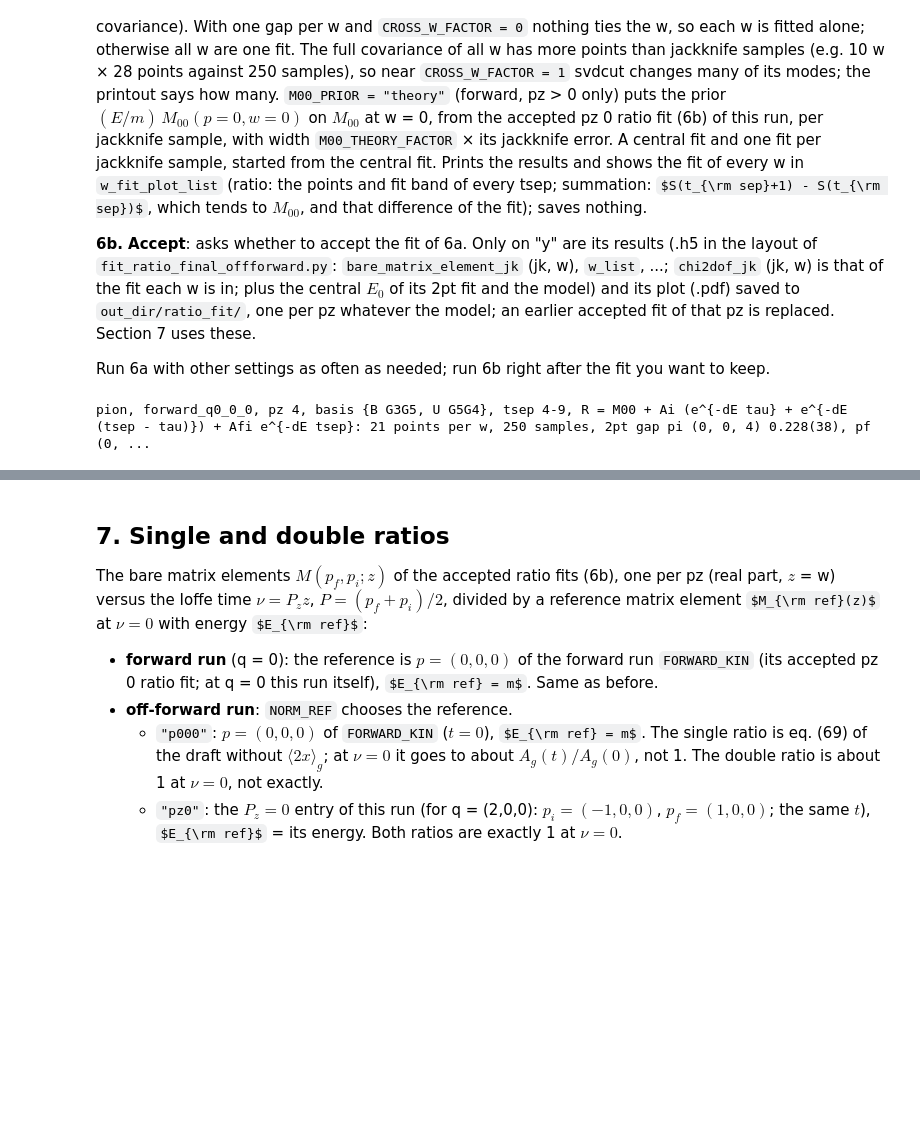
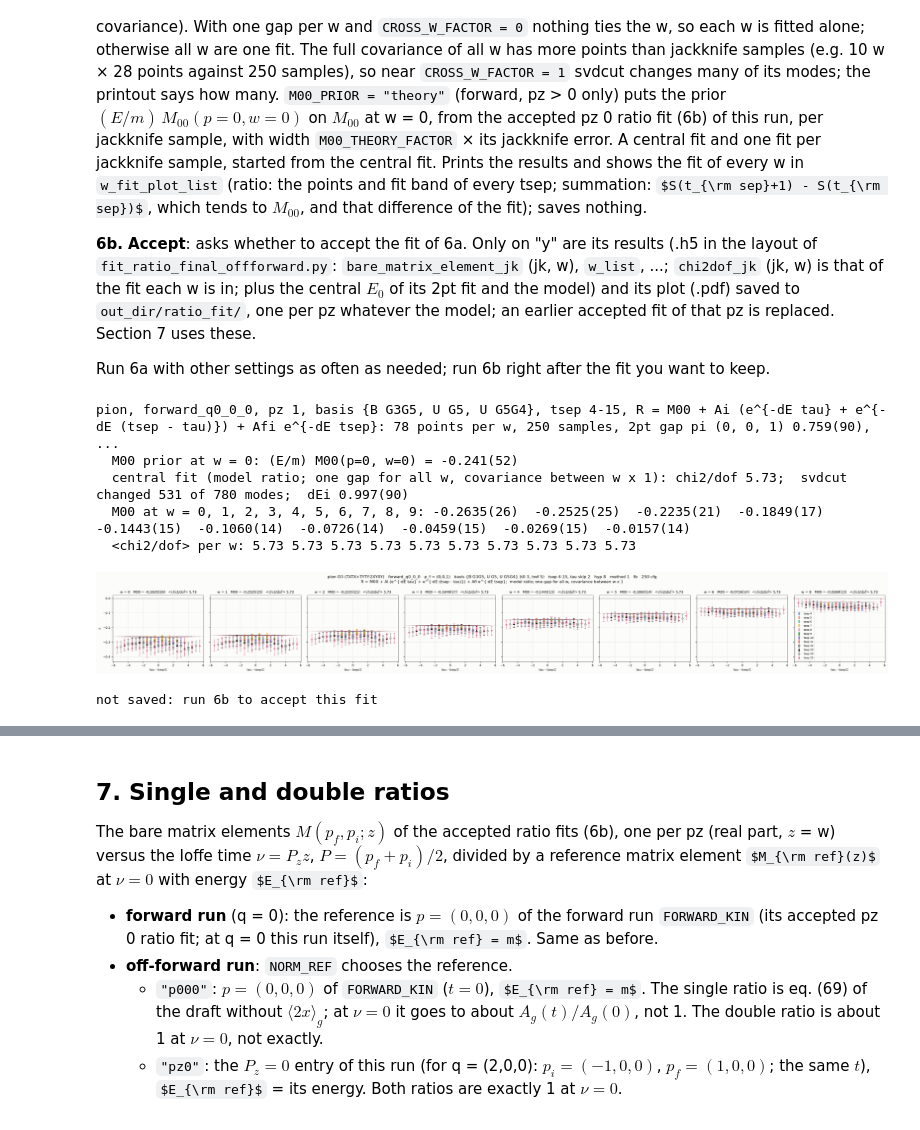
Before and after one commit to sichengl/GLUON_ANALYSIS_MANUAL, a Jupyter notebook: local_analysis/final_production_delta/gevp_3pt_ratio_subsets.ipynb, the cells around one changed output, grey strips where cells are left out. Drawn from its saved outputs; the diff is of its cells as text; code cells hidden in the pictures; some formulas as TeX source; blank space fills up the shorter version.

```diff
--- a/local_analysis/final_production_delta/gevp_3pt_ratio_subsets.ipynb
+++ b/local_analysis/final_production_delta/gevp_3pt_ratio_subsets.ipynb
@@ -998,9 +997,9 @@ import lsqfit
 #---- every parameter of this fit
 MODEL = "ratio"                        # "ratio": R = M00 + Ai (e^{-dEi tau} + e^{-dEi (tsep - tau)}) + Afi e^{-dEi tsep};  "ratio_den": the same divided by (1 + r e^{-dEi tsep});
                                        # "summation": S(tsep) = sum of R over tau = TAU_SKIP .. tsep - TAU_SKIP, fitted with C + M00 tsep + D e^{-dEi tsep}
-PZ = 4                                 # the pz of p_f to fit
-BASIS = [(0,2),(1,1)]               # the GEVP basis, as (smear, gamma) operators: smear 0 = B, 1 = U;  gamma 0 = G5, 1 = G5G4, 2 = G3G5; its 2pt fit at PZ must be accepted (5b)
-TSEP_RANGE = (4, 9)                   # (first, last) tsep of the fit
+PZ = 1                                 # the pz of p_f to fit
+BASIS = [(0,2),(1,0),(1,1)]               # the GEVP basis, as (smear, gamma) operators: smear 0 = B, 1 = U;  gamma 0 = G5, 1 = G5G4, 2 = G3G5; its 2pt fit at PZ must be accepted (5b)
+TSEP_RANGE = (4, 15)                   # (first, last) tsep of the fit
 TAU_SKIP = 2                           # tau = TAU_SKIP .. tsep - TAU_SKIP (the fitted points of the ratio, the summed points of the summation)
 SVDCUT = 1e-7
 MAXIT = 20000
@@ -1011,8 +1010,8 @@ DE_PRIOR = gv.gvar("0.5(5)")           # gap prior for every sample; None = the
 DE_WIDTH_FACTOR = 1.0                  # DE_PRIOR = None: width = DE_WIDTH_FACTOR x the 2pt fit's lsqfit error of that jackknife sample
 R_PRIOR = None                         # "ratio_den": prior of r for every sample (center > 0, the prior is on log r); None = c1/c0 of the accepted 2pt fit (5b) per jackknife sample
 R_WIDTH_FACTOR = 1.0                   # R_PRIOR = None: width = R_WIDTH_FACTOR x the jackknife error of the 2pt c1/c0
-M00_PRIOR = "free"                     # "free" = M00 prior 0(M00_PRIOR_WIDTH) at every w; "theory" = M00 at w = 0 gets the prior (E/m) M00(p=0, w=0) of the accepted pz 0 ratio fit (6b) (q = 0 and PZ > 0 only)
-M00_THEORY_FACTOR = 1.0                # "theory": width of that prior = M00_THEORY_FACTOR x the jackknife error of (E/m) M00(p=0, w=0)
+M00_PRIOR = "theory"                     # "free" = M00 prior 0(M00_PRIOR_WIDTH) at every w; "theory" = M00 at w = 0 gets the prior (E/m) M00(p=0, w=0) of the accepted pz 0 ratio fit (6b) (q = 0 and PZ > 0 only)
+M00_THEORY_FACTOR = 2.0                # "theory": width of that prior = M00_THEORY_FACTOR x the jackknife error of (E/m) M00(p=0, w=0)
 M00_PRIOR_WIDTH = 1e4
 A_PRIOR_WIDTH = 1e4                    # width of the priors 0(A_PRIOR_WIDTH) of Ai, Afi (ratio) and C, D (summation)
 w_fit_plot_list = [0, 1, 2, 3, 4, 5, 6, 8]   # the w shown in the plot
@@ -1241,34 +1240,40 @@ with plt.rc_context(STYLE):
 #---- what 6b saves when this fit is accepted, in the layout of fit_ratio_final_offforward.py
 settings = {"model": MODEL, "basis": label, "tsep": [first, last], "tau_skip": TAU_SKIP, "svdcut": SVDCUT, "shared_gap": SHARED_GAP, "cross_w_factor": CROSS_W_FACTOR,
             "dE_prior": "2pt" if DE_PRIOR is None else str(DE_PRIOR), "dE_width_factor": DE_WIDTH_FACTOR,
             **({"r_prior": "2pt" if R_PRIOR is None else str(R_PRIOR), "r_width_factor": R_WIDTH_FACTOR} if MODEL == "ratio_den" else {}),
             "M00_prior": M00_PRIOR, "M00_theory_factor": M00_THEORY_FACTOR, "M00_prior_width": M00_PRIOR_WIDTH, "A_prior_width": A_PRIOR_WIDTH}
 data = {"bare_matrix_element_jk": params["M00"], **{f"{n}_jk": params[n] for n in names}, "M00_jk_mean": M00_mean, "M00_jk_err": M00_err,
         "chi2dof_jk": chi2dof, "w_list": np.array(w_list, dtype=np.int64), "gap_i_prior_center_jk": gap_i_jk}
 if MODEL == "ratio_den":
     data["r_prior_center_jk"] = r_i_jk                                                         # c1/c0 of the 2pt fit at p_i per jackknife sample
 if M00_PRIOR == "theory":
     data["m00_prior_center_jk"] = m00_theory_jk                                                # (E/m) M00(p=0, w=0) per jackknife sample
 ratio_fit = {"path": ratio_fit_path_of(kin_tag, PZ), "label": f"{hadron}, {kin_tag}, pz {PZ}, basis {label}, tsep {first}-{last}, model {MODEL}", "settings": settings,
              "data": data, "figure": fig,
              "attrs": {"dim_bare_matrix_element_jk": "jk,w_index", "operator": operator, "hadron": hadron, "basis": label,
                        "basis_operators": json.dumps([list(op) for op in BASIS]), "gevp": f"t0 {t0}, t_ref {t_ref}", "frame": frame, "hyp": hyp_use,
                        "pf": np.array(pf, dtype=np.int64), "pi": np.array(pi, dtype=np.int64), "q": np.array(q, dtype=np.int64),
                        "E_pf_central": E_pf, "E_pi_central": E_pi, "twopt_fit": twopt_path, "twopt_settings": twopt_settings,
                        "gap_prior": (f"2pt E1-E0 per sample, width {DE_WIDTH_FACTOR} x that sample's lsqfit error" if de_prior is None else f"{de_prior} for every sample"),
                        "m00_prior": (f"0({M00_PRIOR_WIDTH:g}) at every w" if M00_PRIOR == "free" else
                                      f"w = 0: (E/m) M00(p=0, w=0) per jackknife sample, width {M00_THEORY_FACTOR:g} x its jackknife error; other w 0({M00_PRIOR_WIDTH:g})"),
                        "tsep_fit_range": np.array([first, last], dtype=np.int64), "tau_skip": TAU_SKIP, "svdcut": SVDCUT, "model": MODEL,
                        "fit": (f"{fit_label}; " + ("each w fitted alone" if len(w_groups) > 1 else "all w of this pz in one fit") + "; "
                                + ", ".join(n for n in names if n not in ("dEi", "r")) + f" per w; {model_label}"),
                        "shared_gap": SHARED_GAP, "cross_w_factor": CROSS_W_FACTOR, "svd_modes_changed_central": sum(c.svdn for c in centrals),
                        "direction": DIRECTION, "vacuum_method": 1, "ratio_source": ratio_path, "settings": json.dumps(settings),
                        "jackknife_restarted": json.dumps(restarted), "chi2dof": float(chi2dof.mean()), "Q": float(Q.mean())}}
 if MODEL == "ratio_den":
     ratio_fit["attrs"]["r_prior"] = (f"2pt c1/c0 at p_i per sample, width {R_WIDTH_FACTOR} x its jackknife error" if R_PRIOR is None else f"{R_PRIOR} for every sample")
 print("\nnot saved: run 6b to accept this fit")
 # %% [output]
-pion, forward_q0_0_0, pz 4, basis {B G3G5, U G5G4}, tsep 4-9, R = M00 + Ai (e^{-dE tau} + e^{-dE (tsep - tau)}) + Afi e^{-dE tsep}: 21 points per w, 250 samples, 2pt gap pi (0, 0, 4) 0.228(38), pf (0, ...
+pion, forward_q0_0_0, pz 1, basis {B G3G5, U G5, U G5G4}, tsep 4-15, R = M00 + Ai (e^{-dE tau} + e^{-dE (tsep - tau)}) + Afi e^{-dE tsep}: 78 points per w, 250 samples, 2pt gap pi (0, 0, 1) 0.759(90), ...
+  M00 prior at w = 0: (E/m) M00(p=0, w=0) = -0.241(52)
+  central fit (model ratio; one gap for all w, covariance between w x 1): chi2/dof 5.73;  svdcut changed 531 of 780 modes;  dEi 0.997(90)
+  M00 at w = 0, 1, 2, 3, 4, 5, 6, 7, 8, 9: -0.2635(26)  -0.2525(25)  -0.2235(21)  -0.1849(17)  -0.1443(15)  -0.1060(14)  -0.0726(14)  -0.0459(15)  -0.0269(15)  -0.0157(14)
+  <chi2/dof> per w: 5.73 5.73 5.73 5.73 5.73 5.73 5.73 5.73 5.73 5.73
+[figure, added]
+not saved: run 6b to accept this fit
 # %%
 #======== 6b. accept the ratio fit of 6a: only then its results (.h5) and plot (.pdf) are saved ========
 path = ratio_fit["path"]
```
Also changed, not shown: parts of 4 cells of this notebook, 4 other files.
